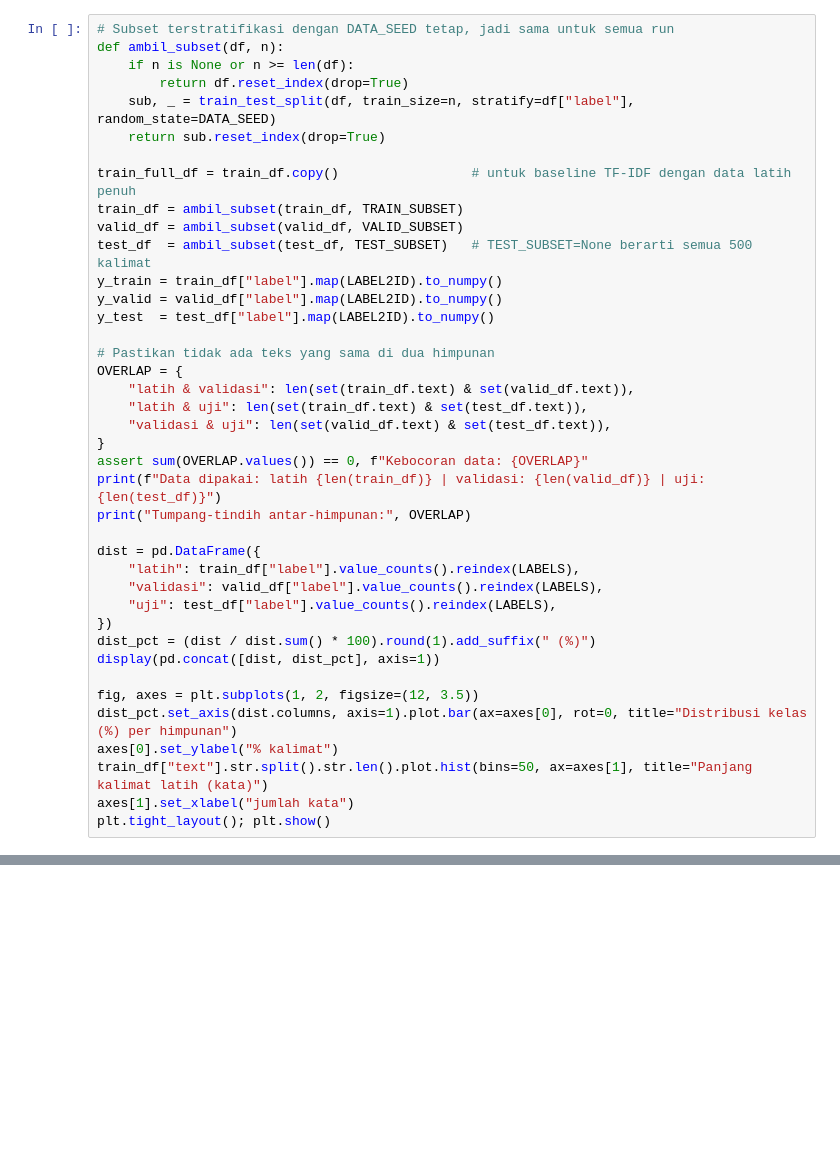
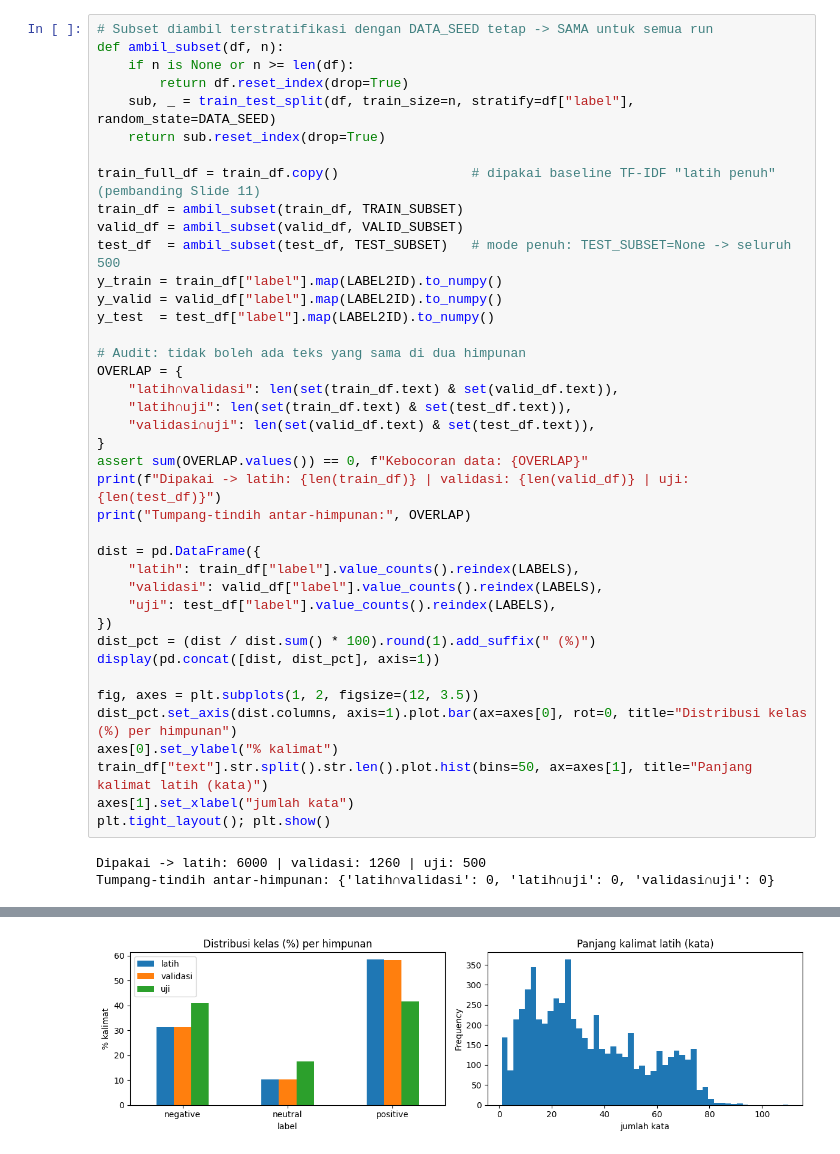
Before and after one commit to 123140003-MuhammadFadhilahAkbar/Studio-Proyek-3_NLP, a Jupyter notebook: Studio_Proyek_3_FineTuning_SmSA.ipynb, the cells around one changed output, grey strips where cells are left out. Drawn from its saved outputs; the diff is of its cells as text; blank space fills up the shorter version.

```diff
--- a/Studio_Proyek_3_FineTuning_SmSA.ipynb
+++ b/Studio_Proyek_3_FineTuning_SmSA.ipynb
@@ -450,27 +513,27 @@ laporan_bersih
 # %%
-# Subset terstratifikasi dengan DATA_SEED tetap, jadi sama untuk semua run
+# Subset diambil terstratifikasi dengan DATA_SEED tetap -> SAMA untuk semua run
 def ambil_subset(df, n):
     if n is None or n >= len(df):
         return df.reset_index(drop=True)
     sub, _ = train_test_split(df, train_size=n, stratify=df["label"], random_state=DATA_SEED)
     return sub.reset_index(drop=True)
 
-train_full_df = train_df.copy()                 # untuk baseline TF-IDF dengan data latih penuh
+train_full_df = train_df.copy()                 # dipakai baseline TF-IDF "latih penuh" (pembanding Slide 11)
 train_df = ambil_subset(train_df, TRAIN_SUBSET)
 valid_df = ambil_subset(valid_df, VALID_SUBSET)
-test_df  = ambil_subset(test_df, TEST_SUBSET)   # TEST_SUBSET=None berarti semua 500 kalimat
+test_df  = ambil_subset(test_df, TEST_SUBSET)   # mode penuh: TEST_SUBSET=None -> seluruh 500
 y_train = train_df["label"].map(LABEL2ID).to_numpy()
 y_valid = valid_df["label"].map(LABEL2ID).to_numpy()
 y_test  = test_df["label"].map(LABEL2ID).to_numpy()
 
-# Pastikan tidak ada teks yang sama di dua himpunan
+# Audit: tidak boleh ada teks yang sama di dua himpunan
 OVERLAP = {
-    "latih & validasi": len(set(train_df.text) & set(valid_df.text)),
-    "latih & uji": len(set(train_df.text) & set(test_df.text)),
-    "validasi & uji": len(set(valid_df.text) & set(test_df.text)),
+    "latih∩validasi": len(set(train_df.text) & set(valid_df.text)),
+    "latih∩uji": len(set(train_df.text) & set(test_df.text)),
+    "validasi∩uji": len(set(valid_df.text) & set(test_df.text)),
 }
 assert sum(OVERLAP.values()) == 0, f"Kebocoran data: {OVERLAP}"
-print(f"Data dipakai: latih {len(train_df)} | validasi: {len(valid_df)} | uji: {len(test_df)}")
+print(f"Dipakai -> latih: {len(train_df)} | validasi: {len(valid_df)} | uji: {len(test_df)}")
 print("Tumpang-tindih antar-himpunan:", OVERLAP)
 
 dist = pd.DataFrame({
@@ -487,3 +550,6 @@ axes[0].set_ylabel("% kalimat")
 train_df["text"].str.split().str.len().plot.hist(bins=50, ax=axes[1], title="Panjang kalimat latih (kata)")
 axes[1].set_xlabel("jumlah kata")
 plt.tight_layout(); plt.show()
+# %% [output]
+Dipakai -> latih: 6000 | validasi: 1260 | uji: 500
+Tumpang-tindih antar-himpunan: {'latih∩validasi': 0, 'latih∩uji': 0, 'validasi∩uji': 0}
@@ -490 +561,2 @@ plt.tight_layout(); plt.show()
+[figure, added]
 # %% [markdown]
```
Also changed, not shown: parts of 54 cells of this notebook, 23 other files.
